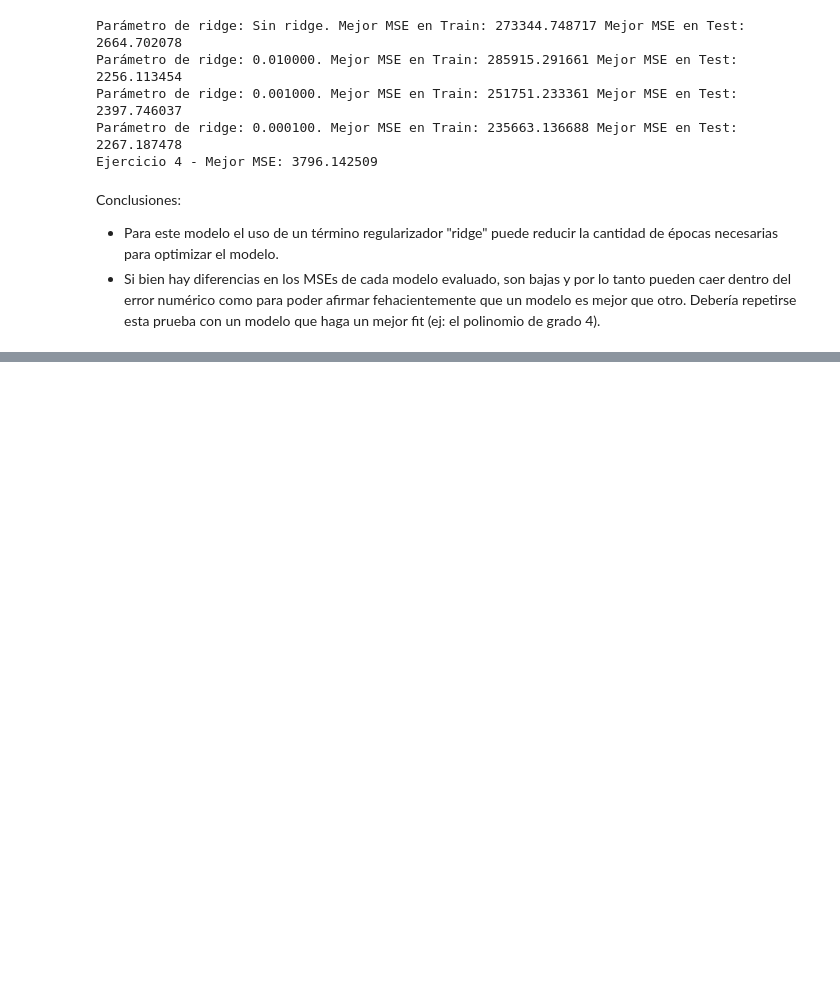
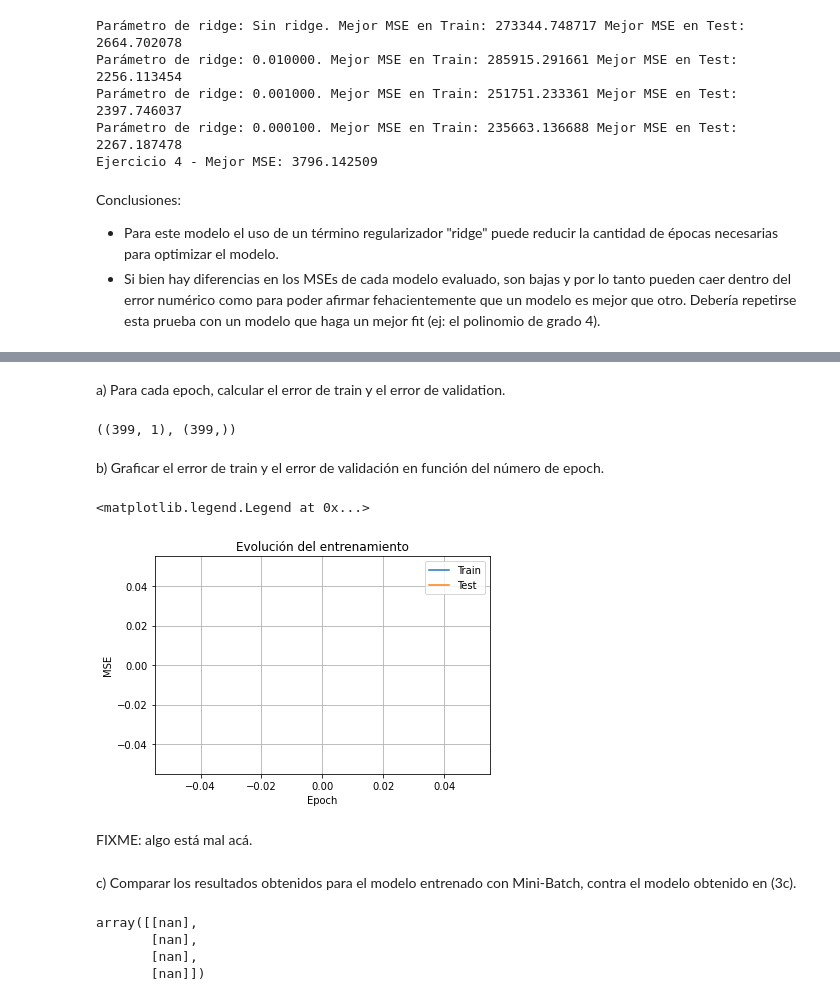
Before and after one commit to nhorro/ceai2020, a Jupyter notebook: intro_ai/clase_8_evaluacion/evaluacion.ipynb, the cells around one changed output, grey strips where cells are left out. Cells and saved outputs as stored; diff of their text form; code cells hidden in the pictures; blank space fills up the shorter version.

```diff
--- a/intro_ai/clase_8_evaluacion/evaluacion.ipynb
+++ b/intro_ai/clase_8_evaluacion/evaluacion.ipynb
@@ -594,0 +829,3 @@ Conclusiones:
+# %%
+for m in model_results:
+    print(m["legend"])
@@ -594,0 +870,6 @@ Conclusiones:
+# %%
+coeff = 4
+x_acc = []
+for c in range(coeff):
+    x_acc.append(X_train**(coeff-c))
+xx = np.vstack(x_acc).T
@@ -594,0 +943,35 @@ Conclusiones:
+# %% [markdown]
+a) Para cada epoch, calcular el error de train y el error de validation.
+# %%
+X_train.reshape(-1,1).shape, y_train.shape
+# %% [output]
+((399, 1), (399,))
+# %% [markdown]
+b) Graficar el error de train y el error de validación en función del número de epoch.
+# %%
+N_EPOCHS = 100
+model, train_history,test_history = mini_batch_gradient_descent(
+    xx,y_train.reshape(-1,1), lr=1e-6, amt_epochs=N_EPOCHS)
+
+epochs = np.arange(0,N_EPOCHS)
+plt.plot(epochs,train_history)
+plt.plot(epochs,test_history)
+plt.xlabel("Epoch")
+plt.ylabel("MSE")
+plt.title("Evolución del entrenamiento")
+plt.grid(which="Both")
+plt.legend(["Train","Test"])
+# %% [output]
+<matplotlib.legend.Legend at 0x...>
+[figure, added]
+# %% [markdown]
+FIXME: algo está mal acá.
+# %% [markdown]
+c) Comparar los resultados obtenidos para el modelo entrenado con Mini-Batch, contra el modelo obtenido en (3c).
+# %%
+model
+# %% [output]
+array([[nan],
+       [nan],
+       [nan],
+       [nan]])
```
Also changed, not shown: parts of 29 cells of this notebook.
